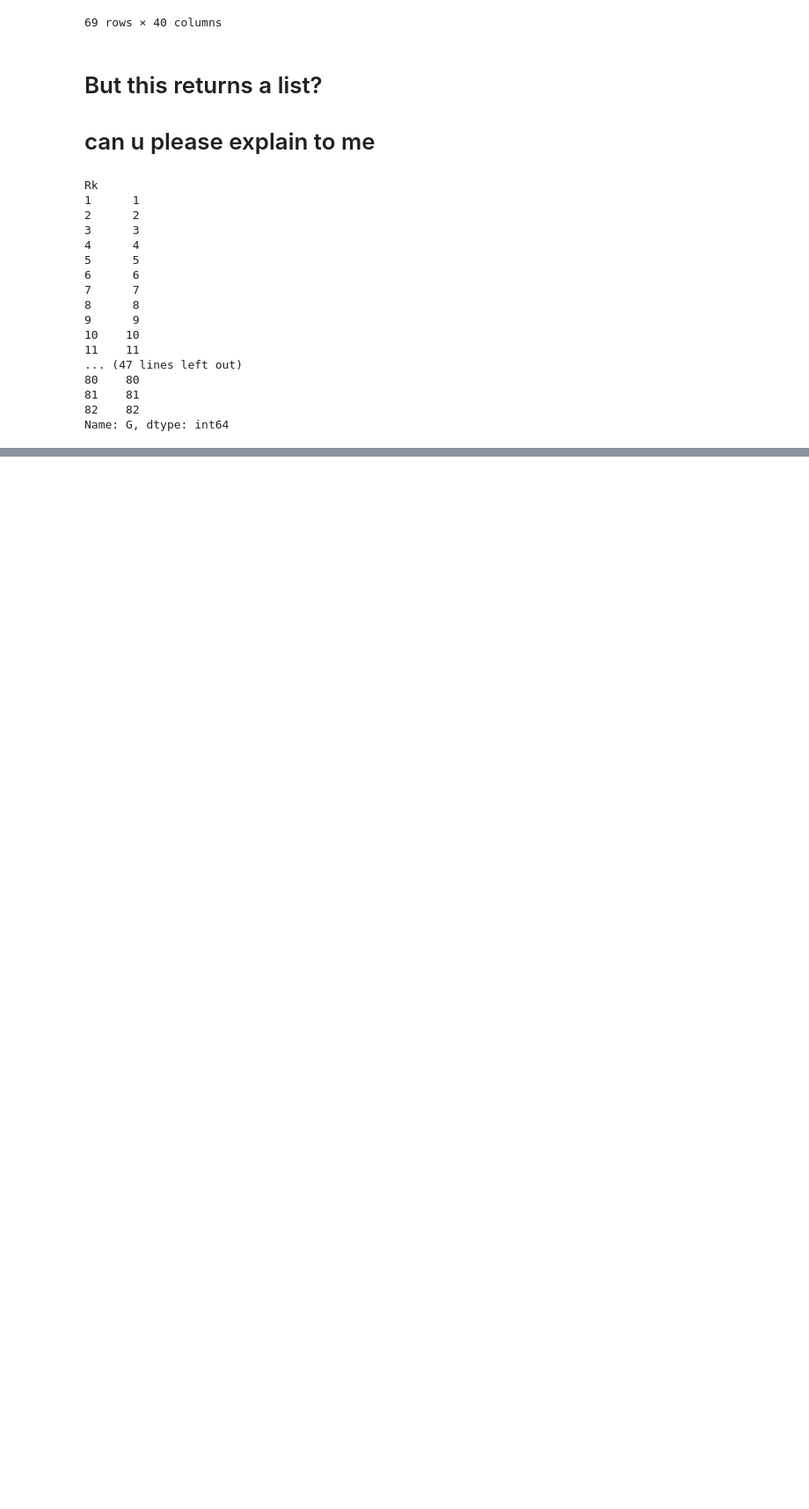
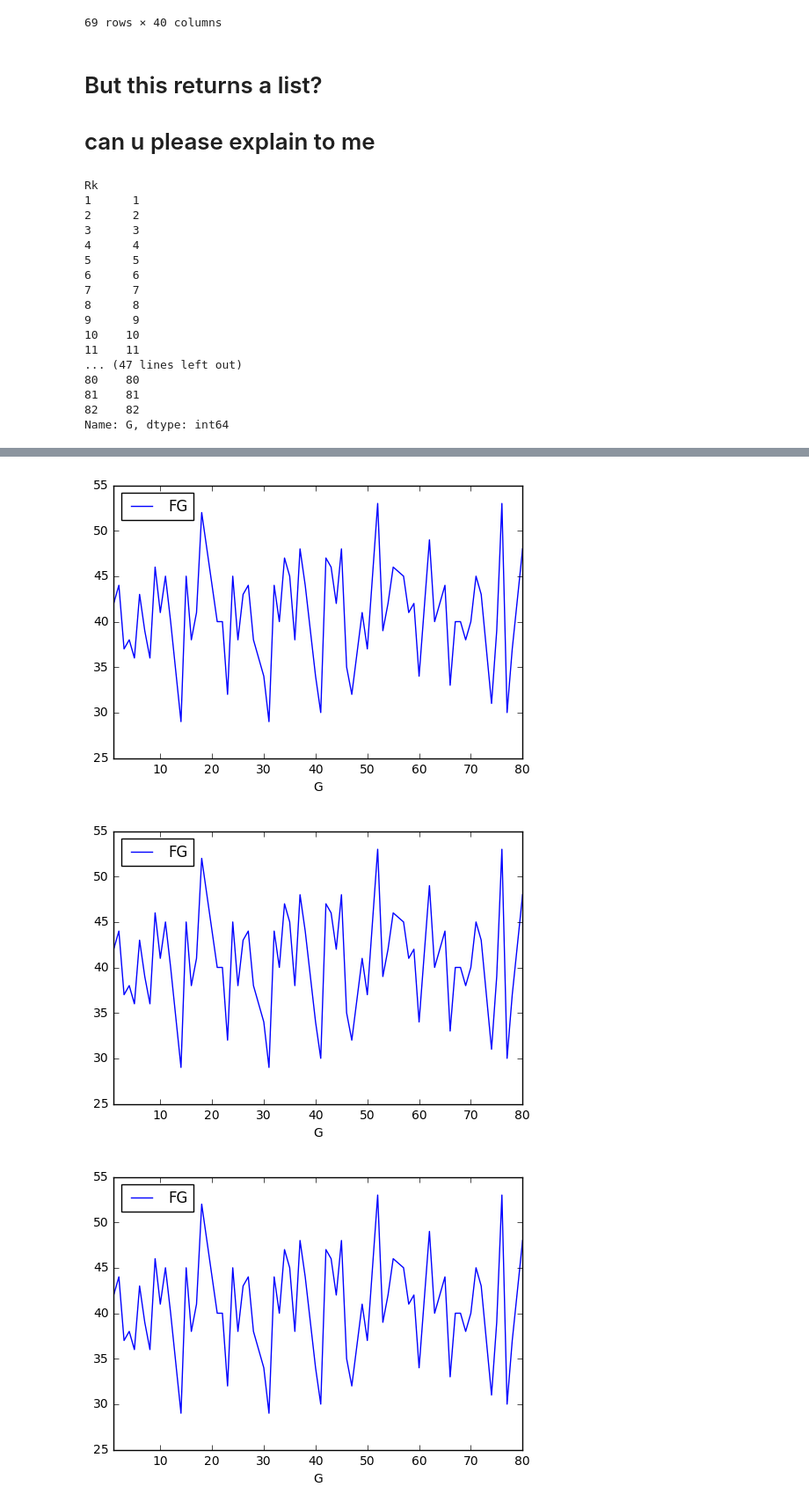
Before and after one commit to viseth89/nbapython, a Jupyter notebook: two_teams.ipynb, the cells around one changed output, grey strips where cells are left out. Shown at 88% size. Cells and saved outputs as stored; diff of their text form; code cells hidden in the pictures; blank space fills up the shorter version.

```diff
--- a/two_teams.ipynb
+++ b/two_teams.ipynb
@@ -132,0 +209,7 @@ Name: G, dtype: int64
+# %%
+df1w.plot(x='G',y='FG')
+plt.show()
+# %% [output]
+[figure, added]
+[figure, added]
+[figure, added]
```
Also changed, not shown: parts of 12 cells of this notebook, 21 other files.
